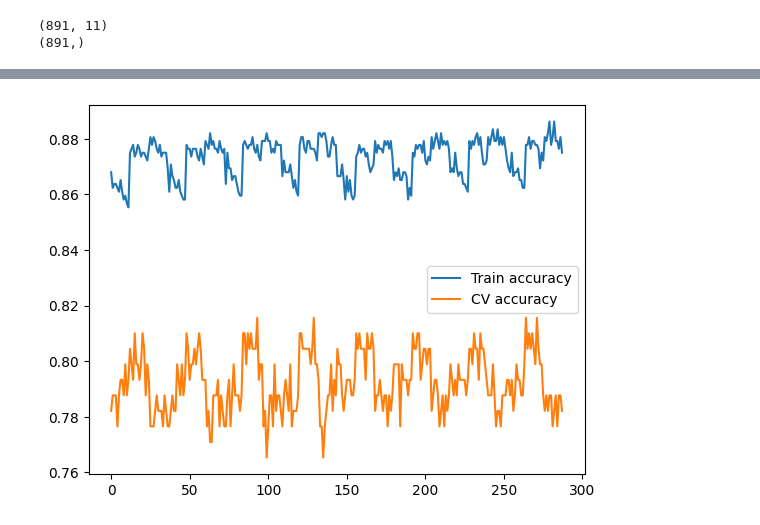
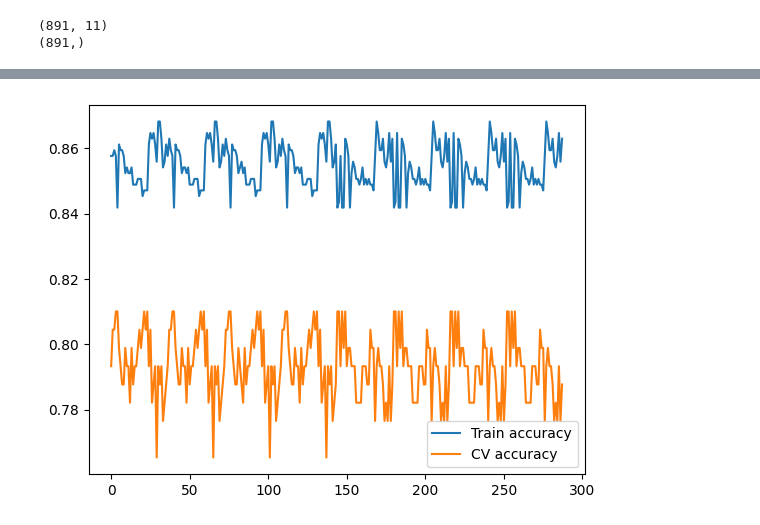
Before and after one commit to lamphamTL/kaggle-comp, a Jupyter notebook: competition/titanic/xgboost/XG_Boost_Model.ipynb, the cells around one changed output, grey strips where cells are left out. Saved outputs shown, nothing was run; the diff lists cells and outputs as text; code cells hidden in the pictures.

```diff
--- a/competition/titanic/xgboost/XG_Boost_Model.ipynb
+++ b/competition/titanic/xgboost/XG_Boost_Model.ipynb
@@ -158,14 +162,14 @@ output.to_csv("xgb_submission.csv", index=False)
 # %%
 import matplotlib.pyplot as plt
 %matplotlib inline
-train_accuracy = [model[1] for model in model_evals]
-cv_accuracy = [model[2] for model in model_evals]
+train_accuracy = [model[2] for model in model_evals]
+cv_accuracy = [model[3] for model in model_evals]
 plt.plot(range(len(model_evals)), train_accuracy)
 plt.plot(range(len(model_evals)), cv_accuracy)
 plt.legend(["Train accuracy", "CV accuracy"])
 plt.show()
 # %% [output]
-[figure, old version]
+[figure, new version]
 # %%
 df_test = pd.read_csv("../data/test.csv", delimiter=",")
 
```
Also changed, not shown: parts of 4 cells of this notebook, 4 other files.
